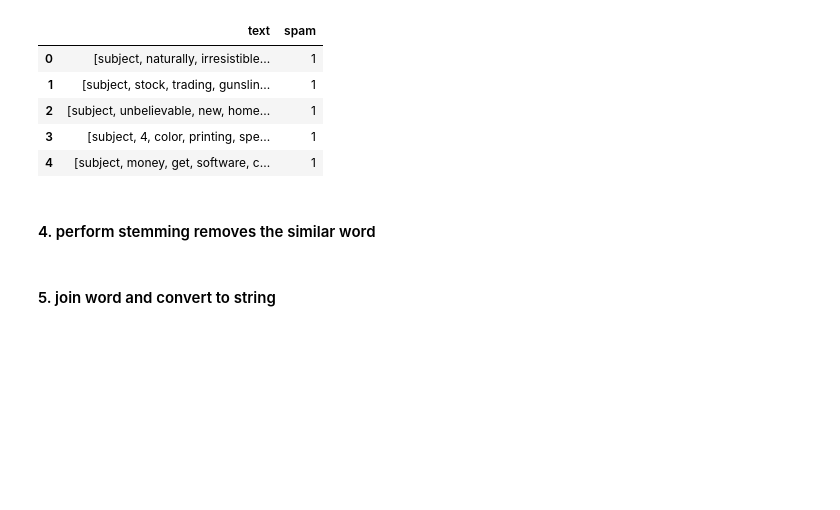
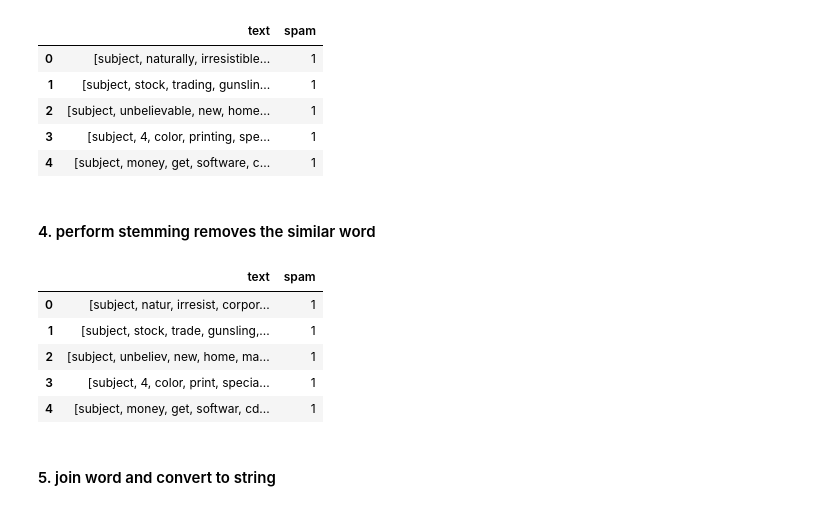
Before and after one commit to BHAVIN-Hariyani-001b/email-spam-classifier, a Jupyter notebook: notebook/email-spam.ipynb, the cells around one changed output. Drawn from its saved outputs; the diff is of its cells as text; code cells hidden in the pictures; blank space fills up the shorter version.

```diff
--- a/notebook/email-spam.ipynb
+++ b/notebook/email-spam.ipynb
@@ -64,7 +64,7 @@ nltk.download('stopwords')
 True
 # %%
 stopword = set(stopwords.words('english'))
-def remove_stopwords(text: str) -> list[str]:
+def remove_stopwords(text: str) -> str:
     x = []
     for word in text.split():
         if word not in stopword:
@@ -86,11 +86,11 @@ df.head()
 # %% [markdown]
 #### 4. perform stemming removes the similar word
 # %%
-import nltk.stem.porter as porter
-stemmer = porter.PorterStemmer()
+from nltk.stem import PorterStemmer
+stemmer = PorterStemmer()
 # %%
 y = []
-def stem_words(text: list[str]) -> list[str]:
+def stem_words(text: list[str]) -> str:
     for word in text:
         y.append(stemmer.stem(word))
     z = y[:]
@@ -98,6 +98,15 @@ def stem_words(text: list[str]) -> list[str]:
     return z
 # %%
 df['text'] = df['text'].apply(stem_words)
+# %%
+df.head()
+# %% [output]
+|  | text | spam |
+| 0 | [subject, natur, irresist, corpor... | 1 |
+| 1 | [subject, stock, trade, gunsling,... | 1 |
+| 2 | [subject, unbeliev, new, home, ma... | 1 |
+| 3 | [subject, 4, color, print, specia... | 1 |
+| 4 | [subject, money, get, softwar, cd... | 1 |
 # %% [markdown]
 #### 5. join word and convert to string
 # %%
```
Also changed, not shown: parts of 2 cells of this notebook, 9 other files.
